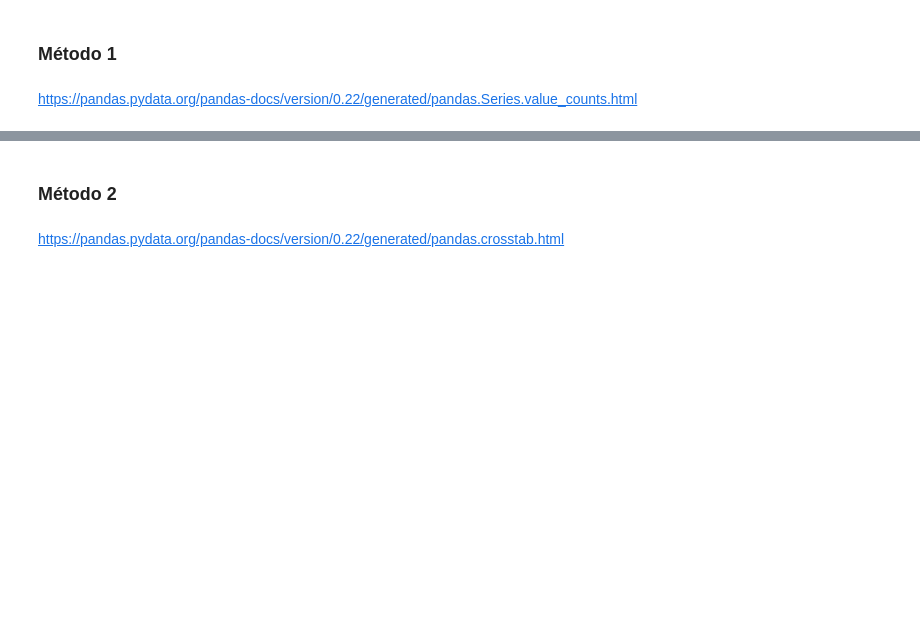
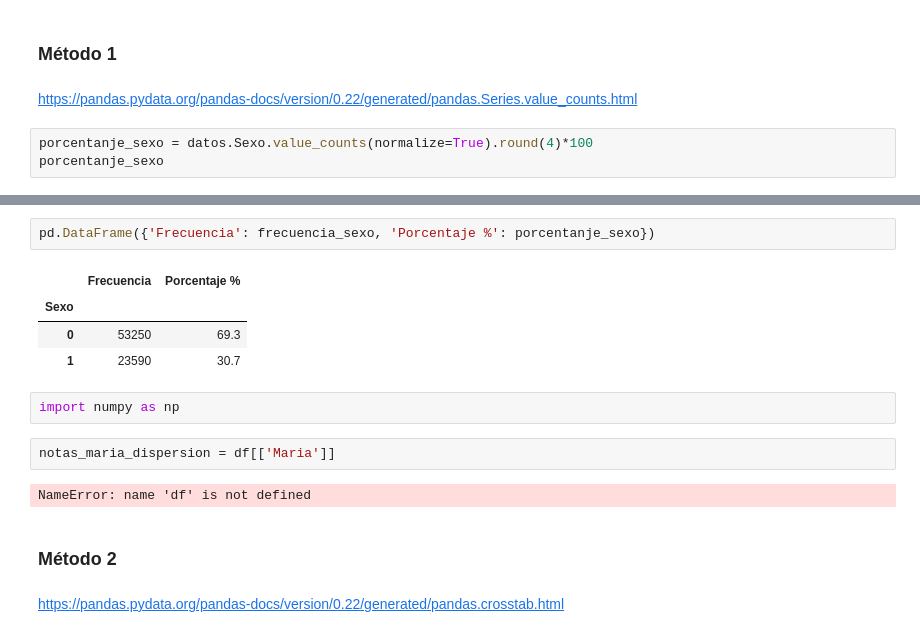
Before and after one commit to novemberrn/Amigo-secreto-1, a Jupyter notebook: Curso_de_Estadística_con_Python_1.ipynb, the cells around one changed output, grey strips where cells are left out. Saved outputs shown, nothing was run; the diff lists cells and outputs as text; blank space fills up the shorter version.

```diff
--- a/Curso_de_Estadística_con_Python_1.ipynb
+++ b/Curso_de_Estadística_con_Python_1.ipynb
@@ -218,3 +218,6 @@ El primer paso en un análisis es conocer el comportamiento de las variables inv
 ### Método 1
 # %% [markdown]
 https://pandas.pydata.org/pandas-docs/version/0.22/generated/pandas.Series.value_counts.html
+# %%
+porcentanje_sexo = datos.Sexo.value_counts(normalize=True).round(4)*100
+porcentanje_sexo
@@ -221,3 +230,16 @@ https://pandas.pydata.org/pandas-docs/version/0.22/generated/pandas.Series.value
+# %%
+pd.DataFrame({'Frecuencia': frecuencia_sexo, 'Porcentaje %': porcentanje_sexo})
+# %% [output]
+|  | Frecuencia | Porcentaje % |
+| Sexo |  |  |
+| 0 | 53250 | 69.3 |
+| 1 | 23590 | 30.7 |
+# %%
+import numpy as np
+# %%
+notas_maria_dispersion = df[['Maria']]
+# %% [output]
+NameError: name 'df' is not defined
 # %% [markdown]
 ### Método 2
 # %% [markdown]
```
Also changed, not shown: parts of 15 cells of this notebook.
